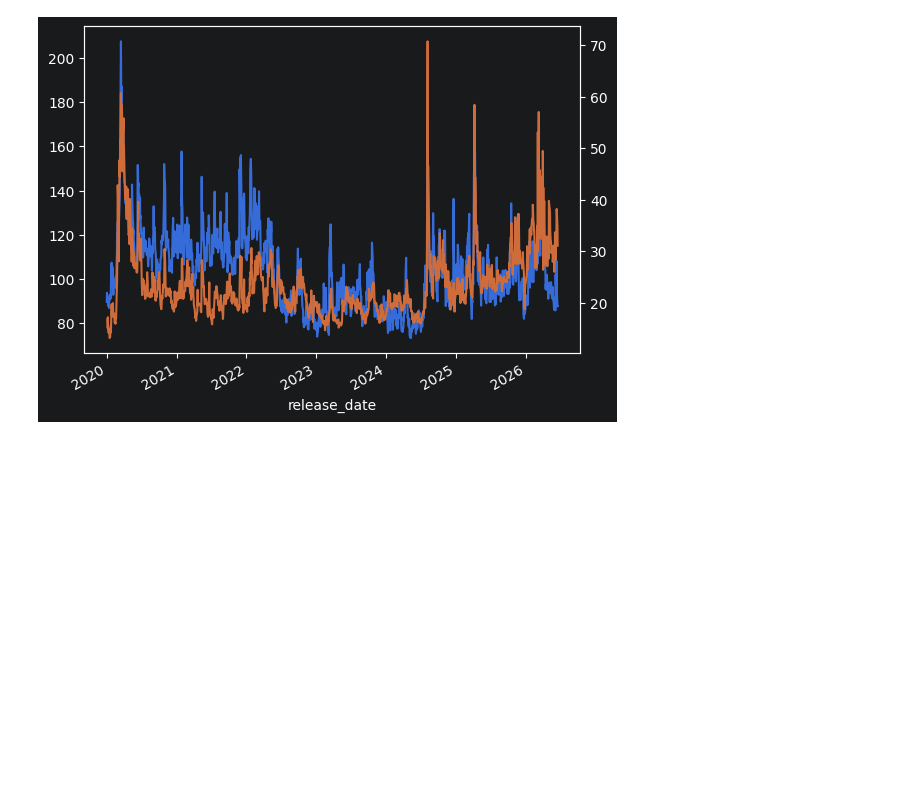
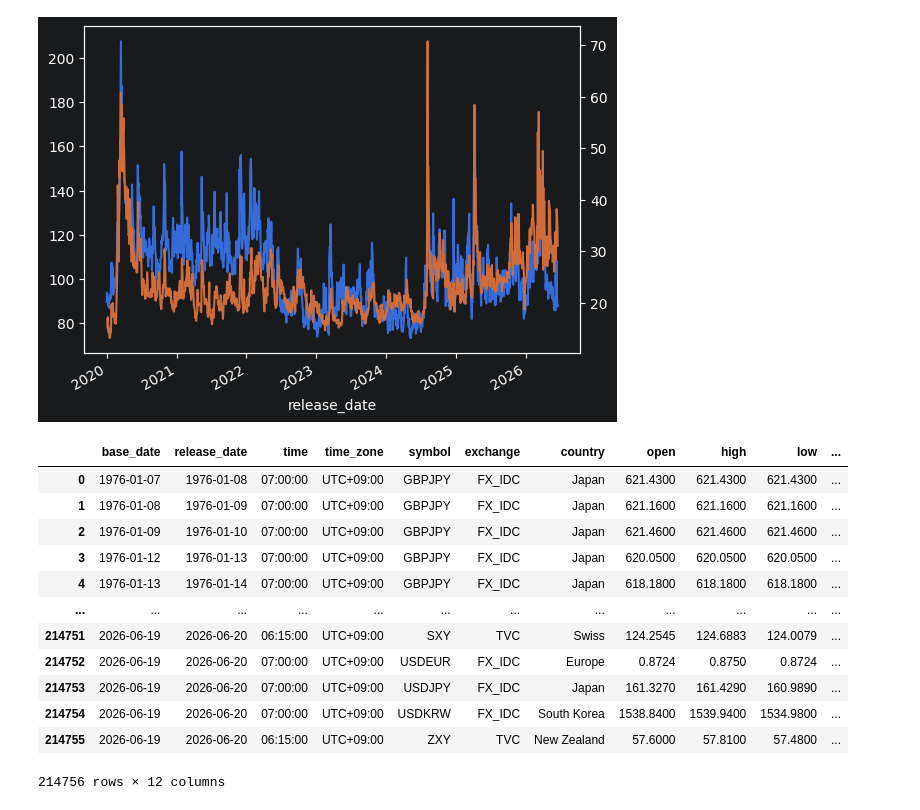
Before and after one commit to Tommylee1013/FinancialData, a Jupyter notebook: Notes/data_valid.ipynb, the cells around one changed output. Cells and saved outputs as stored; diff of their text form; code cells hidden in the pictures; blank space fills up the shorter version.

```diff
--- a/Notes/data_valid.ipynb
+++ b/Notes/data_valid.ipynb
@@ -557,3 +557,25 @@ selected_market_data['close']['NKVI'].dropna().plot(secondary_y = True)
 # %% [output]
 <Axes: >
 [figure]
+# %%
+import pandas as pd
+
+fx = pd.read_parquet(
+    '../data_lake/raw/fx/currency.parquet'
+)
+# %%
+fx
+# %% [output]
+|  | base_date | release_date | time | time_zone | symbol | exchange | country | open | high | low | ... |
+| 0 | 1976-01-07 | 1976-01-08 | 07:00:00 | UTC+09:00 | GBPJPY | FX_IDC | Japan | 621.4300 | 621.4300 | 621.4300 | ... |
+| 1 | 1976-01-08 | 1976-01-09 | 07:00:00 | UTC+09:00 | GBPJPY | FX_IDC | Japan | 621.1600 | 621.1600 | 621.1600 | ... |
+| 2 | 1976-01-09 | 1976-01-10 | 07:00:00 | UTC+09:00 | GBPJPY | FX_IDC | Japan | 621.4600 | 621.4600 | 621.4600 | ... |
+| 3 | 1976-01-12 | 1976-01-13 | 07:00:00 | UTC+09:00 | GBPJPY | FX_IDC | Japan | 620.0500 | 620.0500 | 620.0500 | ... |
+| 4 | 1976-01-13 | 1976-01-14 | 07:00:00 | UTC+09:00 | GBPJPY | FX_IDC | Japan | 618.1800 | 618.1800 | 618.1800 | ... |
+| ... | ... | ... | ... | ... | ... | ... | ... | ... | ... | ... | ... |
+| 214751 | 2026-06-19 | 2026-06-20 | 06:15:00 | UTC+09:00 | SXY | TVC | Swiss | 124.2545 | 124.6883 | 124.0079 | ... |
+| 214752 | 2026-06-19 | 2026-06-20 | 07:00:00 | UTC+09:00 | USDEUR | FX_IDC | Europe | 0.8724 | 0.8750 | 0.8724 | ... |
+| 214753 | 2026-06-19 | 2026-06-20 | 07:00:00 | UTC+09:00 | USDJPY | FX_IDC | Japan | 161.3270 | 161.4290 | 160.9890 | ... |
+| 214754 | 2026-06-19 | 2026-06-20 | 07:00:00 | UTC+09:00 | USDKRW | FX_IDC | South Korea | 1538.8400 | 1539.9400 | 1534.9800 | ... |
+| 214755 | 2026-06-19 | 2026-06-20 | 06:15:00 | UTC+09:00 | ZXY | TVC | New Zealand | 57.6000 | 57.8100 | 57.4800 | ... |
+214756 rows × 12 columns
```
Also changed, not shown: 37 other files.
